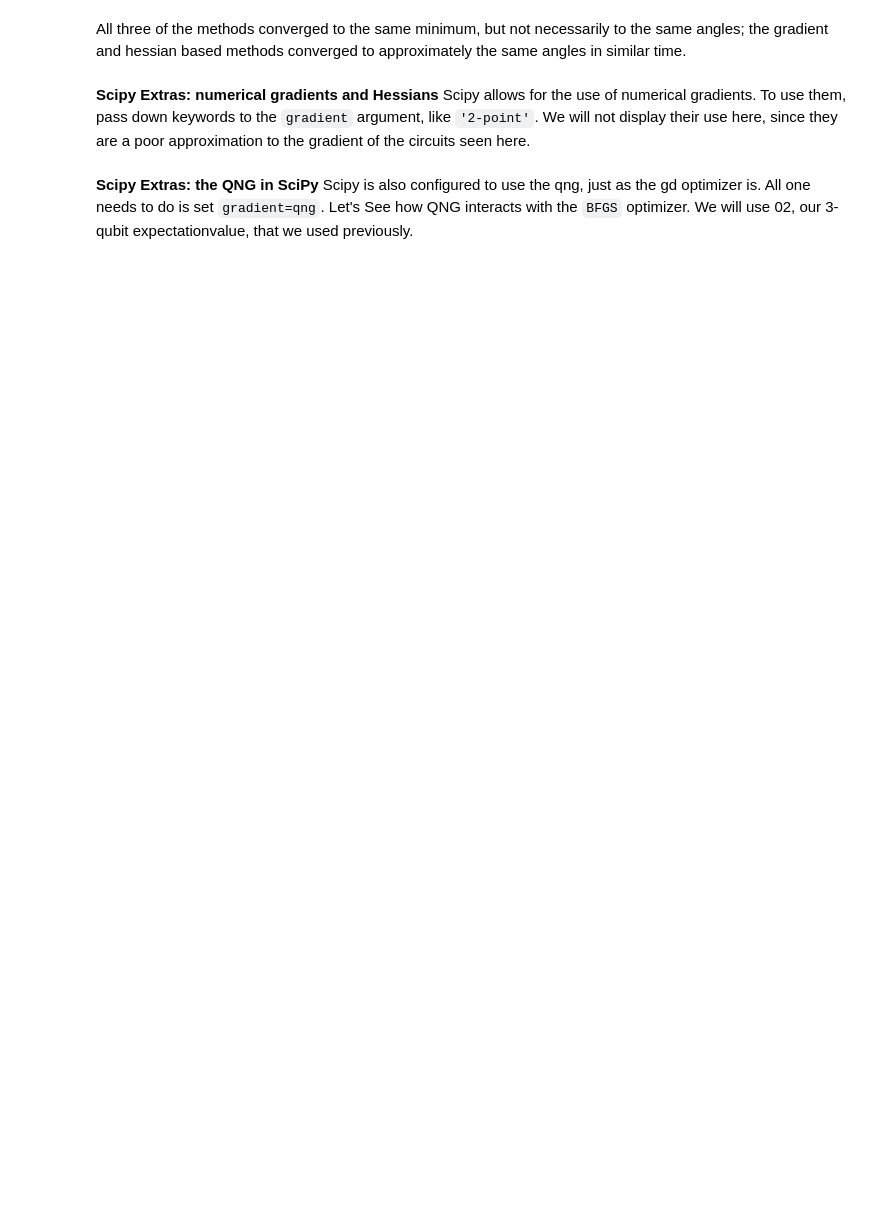
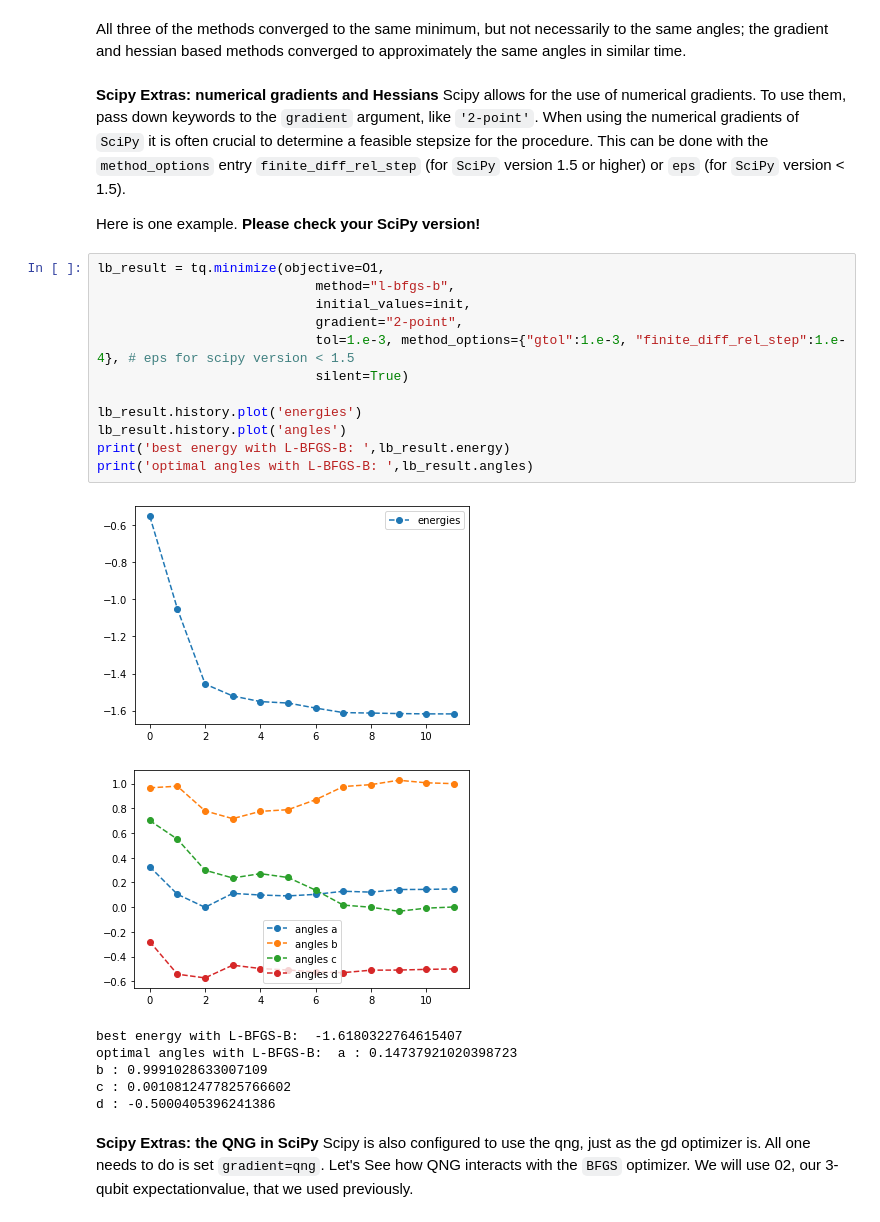
Before and after one commit to tequilahub/tequila, a Jupyter notebook: tutorials/Optimizer_Tutorial.ipynb, the cells around one changed output. Saved outputs shown, nothing was run; the diff lists cells and outputs as text; blank space fills up the shorter version.

```diff
--- a/tutorials/Optimizer_Tutorial.ipynb
+++ b/tutorials/Optimizer_Tutorial.ipynb
@@ -317,7 +401,29 @@ print('optimal angles with NEWTON-CG: ',newton_result.angles)
 All three of the methods converged to the same minimum, but not necessarily to the same angles; the gradient and hessian based methods converged to approximately the same angles in similar time.
 # %% [markdown]
 **Scipy Extras: numerical gradients and Hessians**
-Scipy allows for the use of numerical gradients. To use them, pass down keywords to the `gradient` argument, like `'2-point'`. We will not display their use here, since they are a poor approximation to the gradient of the circuits  seen here.
+Scipy allows for the use of numerical gradients. To use them, pass down keywords to the `gradient` argument, like `'2-point'`. When using the numerical gradients of `SciPy` it is often crucial to determine a feasible stepsize for the procedure. This can be done with the `method_options` entry `finite_diff_rel_step` (for `SciPy` version 1.5 or higher) or `eps` (for `SciPy` version < 1.5).
+
+Here is one example. **Please check your SciPy version!**
+# %%
+lb_result = tq.minimize(objective=O1,
+                            method="l-bfgs-b",
+                            initial_values=init,
+                            gradient="2-point",
+                            tol=1.e-3, method_options={"gtol":1.e-3, "finite_diff_rel_step":1.e-4}, # eps for scipy version < 1.5
+                            silent=True)
+
+lb_result.history.plot('energies')
+lb_result.history.plot('angles')
+print('best energy with L-BFGS-B: ',lb_result.energy)
+print('optimal angles with L-BFGS-B: ',lb_result.angles)
+# %% [output]
+[figure, added]
+[figure, added]
+best energy with L-BFGS-B:  -1.6180322764615407
+optimal angles with L-BFGS-B:  a : 0.14737921020398723
+b : 0.9991028633007109
+c : 0.0010812477825766602
+d : -0.5000405396241386
 # %% [markdown]
 **Scipy Extras: the QNG in SciPy**
 Scipy is also configured to use the qng, just as the gd optimizer is. All one needs to do is set `gradient=qng`. Let's See how QNG interacts with the `BFGS` optimizer. We will use 02, our 3-qubit expectationvalue, that we used previously.
```
Also changed, not shown: parts of 38 cells of this notebook, 4 other files.
